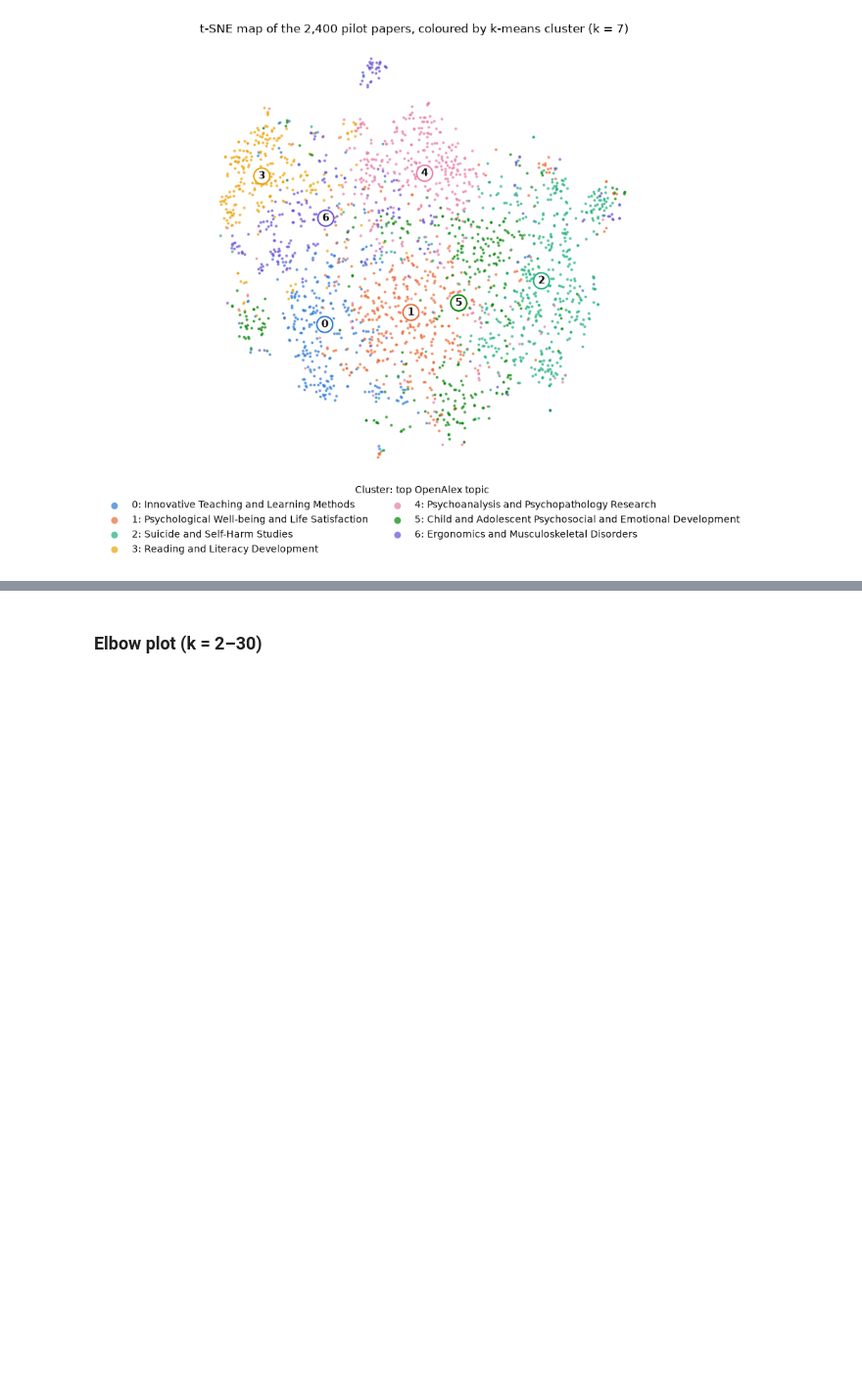
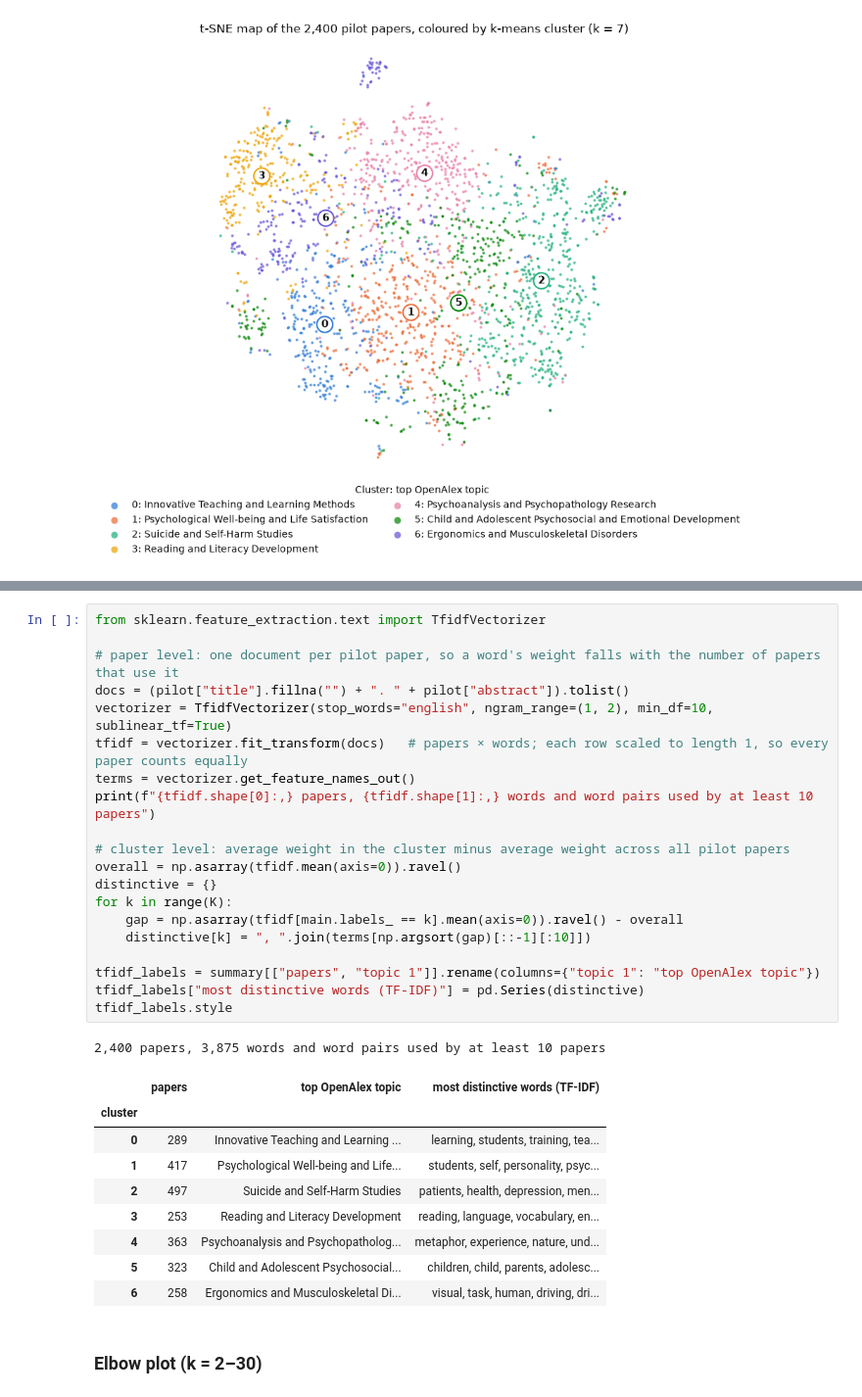
Before and after one commit to Nicccolas/science-network-evolution, a Jupyter notebook: Week2_notebook.ipynb, the cells around one changed output, grey strips where cells are left out. Shown at 98% size. Drawn from its saved outputs; the diff is of its cells as text; blank space fills up the shorter version.

```diff
--- a/Week2_notebook.ipynb
+++ b/Week2_notebook.ipynb
@@ -493,3 +502,34 @@ plt.show()
+# %%
+from sklearn.feature_extraction.text import TfidfVectorizer
+
+# paper level: one document per pilot paper, so a word's weight falls with the number of papers that use it
+docs = (pilot["title"].fillna("") + ". " + pilot["abstract"]).tolist()
+vectorizer = TfidfVectorizer(stop_words="english", ngram_range=(1, 2), min_df=10, sublinear_tf=True)
+tfidf = vectorizer.fit_transform(docs)   # papers × words; each row scaled to length 1, so every paper counts equally
+terms = vectorizer.get_feature_names_out()
+print(f"{tfidf.shape[0]:,} papers, {tfidf.shape[1]:,} words and word pairs used by at least 10 papers")
+
+# cluster level: average weight in the cluster minus average weight across all pilot papers
+overall = np.asarray(tfidf.mean(axis=0)).ravel()
+distinctive = {}
+for k in range(K):
+    gap = np.asarray(tfidf[main.labels_ == k].mean(axis=0)).ravel() - overall
+    distinctive[k] = ", ".join(terms[np.argsort(gap)[::-1][:10]])
+
+tfidf_labels = summary[["papers", "topic 1"]].rename(columns={"topic 1": "top OpenAlex topic"})
+tfidf_labels["most distinctive words (TF-IDF)"] = pd.Series(distinctive)
+tfidf_labels.style
+# %% [output]
+2,400 papers, 3,875 words and word pairs used by at least 10 papers
+|  | papers | top OpenAlex topic | most distinctive words (TF-IDF) |
+| cluster |  |  |  |
+| 0 | 289 | Innovative Teaching and Learning ... | learning, students, training, tea... |
+| 1 | 417 | Psychological Well-being and Life... | students, self, personality, psyc... |
+| 2 | 497 | Suicide and Self-Harm Studies | patients, health, depression, men... |
+| 3 | 253 | Reading and Literacy Development | reading, language, vocabulary, en... |
+| 4 | 363 | Psychoanalysis and Psychopatholog... | metaphor, experience, nature, und... |
+| 5 | 323 | Child and Adolescent Psychosocial... | children, child, parents, adolesc... |
+| 6 | 258 | Ergonomics and Musculoskeletal Di... | visual, task, human, driving, dri... |
 # %% [markdown]
 ### Elbow plot (k = 2–30)
 # %%
```
Also changed, not shown: parts of 3 cells of this notebook.
